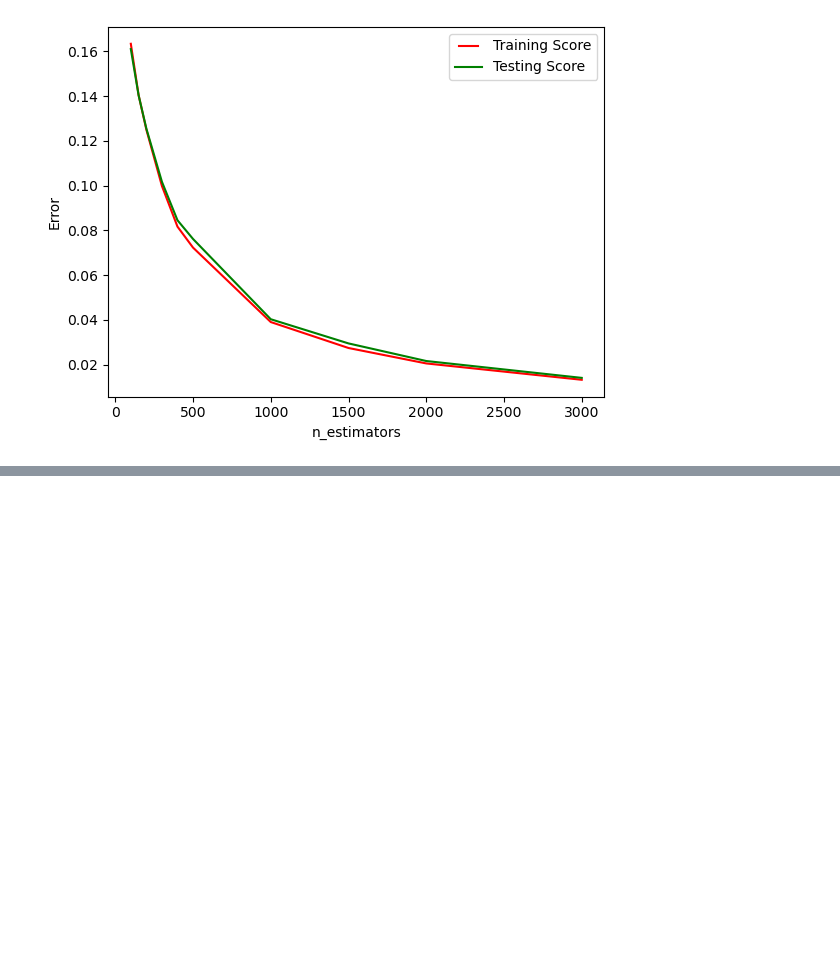
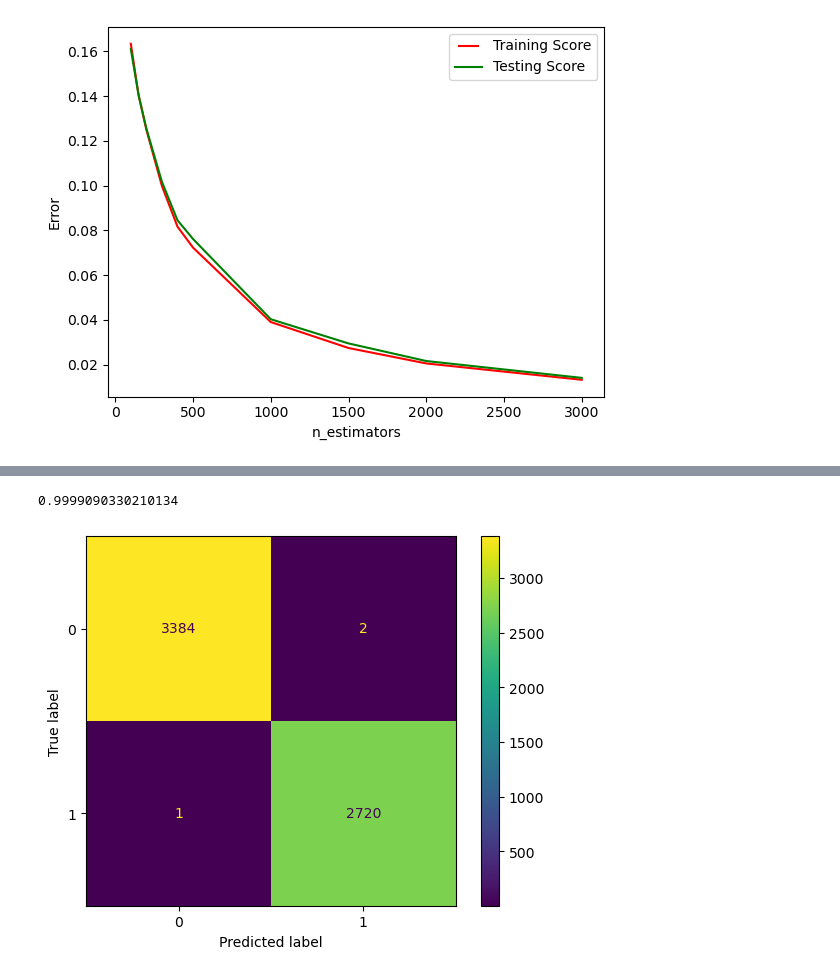
Before and after one commit to AchyuthKolluru/CSE176, a Jupyter notebook: Part 3/Mushrooms/Part3_Classification.ipynb, the cells around one changed output, grey strips where cells are left out. Saved outputs shown, nothing was run; the diff lists cells and outputs as text; code cells hidden in the pictures; blank space fills up the shorter version.

```diff
--- a/Part 3/Mushrooms/Part3_Classification.ipynb
+++ b/Part 3/Mushrooms/Part3_Classification.ipynb
@@ -715,0 +833,17 @@ fig.savefig('BaseGradientBoostingClassifierNewData.png')
+# %%
+model = GradientBoostingClassifier(criterion='squared_error', learning_rate=0.3,
+                           loss='exponential', max_depth=5, n_estimators = 500).fit(X,y)
+model.fit(X, y)
+model.score(valid_X, valid_y)
+# %% [output]
+0.9999090330210134
+# %%
+predictions = model.predict(test_X)
+cm = confusion_matrix(test_y, predictions, labels=model.classes_)
+disp = ConfusionMatrixDisplay(confusion_matrix=cm, display_labels=model.classes_)
+disp.plot()
+fig = plt.gcf()
+plt.show()
+fig.savefig('BestModel_ConfusionMatrixGradNewData.png')
+# %% [output]
+[figure, added]
```
Also changed, not shown: parts of 10 cells of this notebook, 7 other files.
